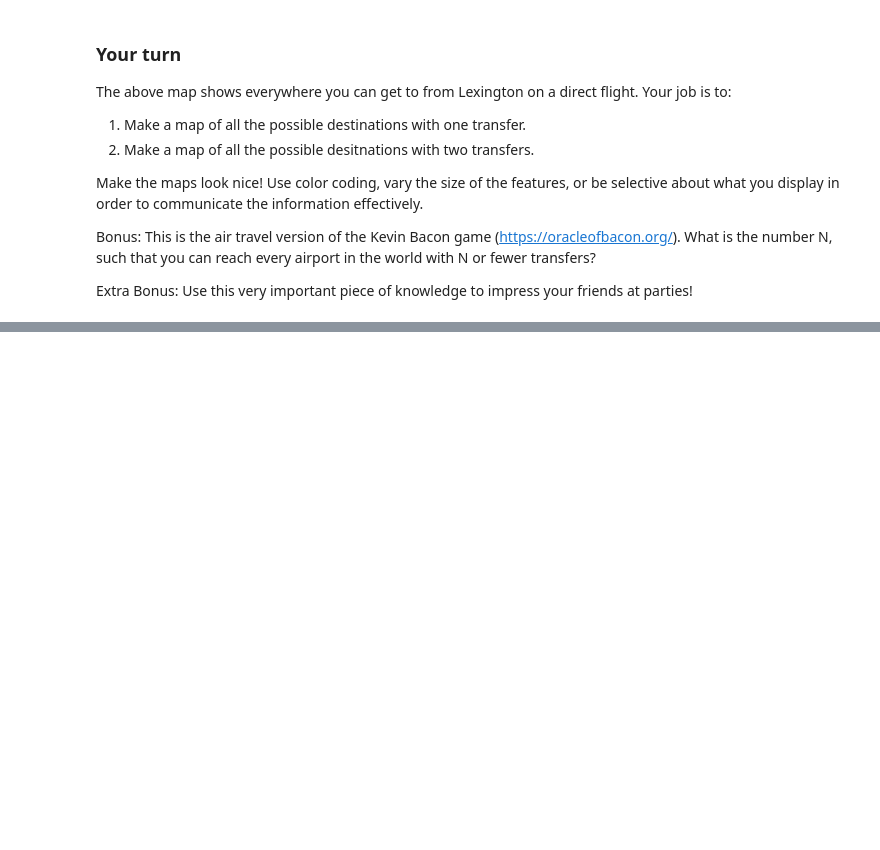
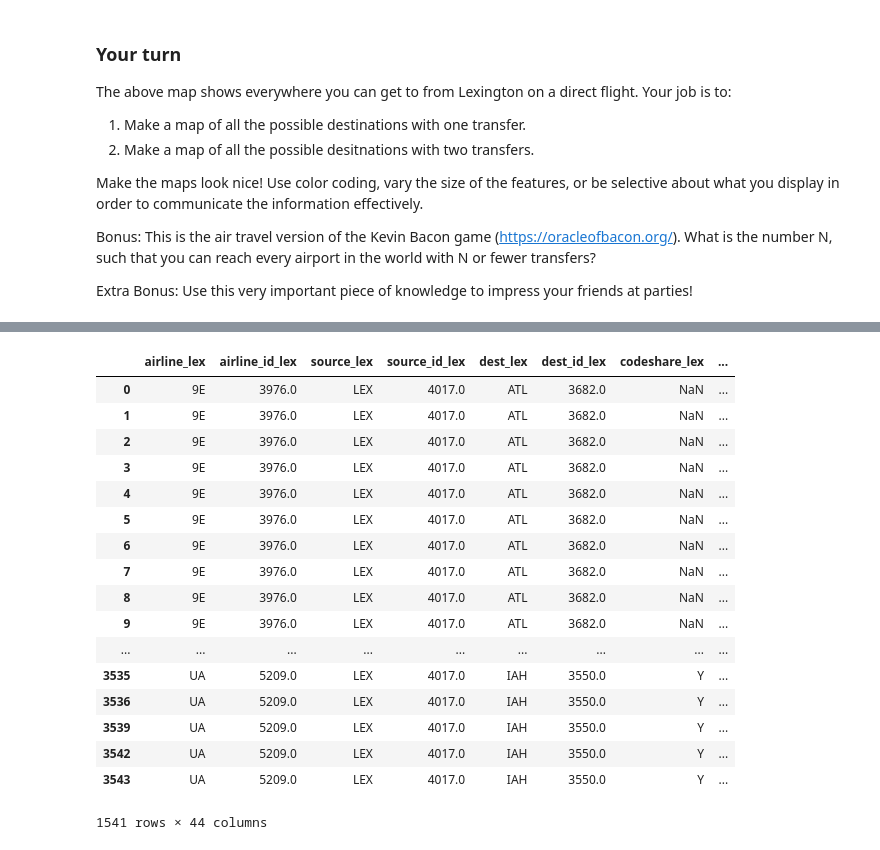
Before and after one commit to rianatanzen068/ce599, a Jupyter notebook: 08-Mapping/interactive-mapping.ipynb, the cells around one changed output, grey strips where cells are left out. Saved outputs shown, nothing was run; the diff lists cells and outputs as text; code cells hidden in the pictures; blank space fills up the shorter version.

```diff
--- a/08-Mapping/interactive-mapping.ipynb
+++ b/08-Mapping/interactive-mapping.ipynb
@@ -446,0 +489,6 @@ Extra Bonus: Use this very important piece of knowledge to impress your friends
+# %%
+lex_routes = lex_routes.drop(['source_y','source'], axis=1)
+lex_routes = lex_routes.rename(columns={'source_x': 'source'})
+# %%
+lex_routes = lex_routes.drop_duplicates(subset=['source', 'dest'])
+lex_routes
@@ -446,0 +510,8 @@ Extra Bonus: Use this very important piece of knowledge to impress your friends
+# %%
+pd.options.display.max_columns = 60
+# %%
+one_transfer = pd.merge(lex_routes, routes,
+                      left_on='dest',
+                      right_on='source',
+                      how='inner',
+                      suffixes=['_lex','_trnsfr'])
@@ -446,0 +527,22 @@ Extra Bonus: Use this very important piece of knowledge to impress your friends
+# %%
+one_transfer = one_transfer.drop_duplicates(subset=['source_trnsfr', 'dest_trnsfr'])
+one_transfer
+# %% [output]
+|  | airline_lex | airline_id_lex | source_lex | source_id_lex | dest_lex | dest_id_lex | codeshare_lex | ... |
+| 0 | 9E | 3976.0 | LEX | 4017.0 | ATL | 3682.0 | NaN | ... |
+| 1 | 9E | 3976.0 | LEX | 4017.0 | ATL | 3682.0 | NaN | ... |
+| 2 | 9E | 3976.0 | LEX | 4017.0 | ATL | 3682.0 | NaN | ... |
+| 3 | 9E | 3976.0 | LEX | 4017.0 | ATL | 3682.0 | NaN | ... |
+| 4 | 9E | 3976.0 | LEX | 4017.0 | ATL | 3682.0 | NaN | ... |
+| 5 | 9E | 3976.0 | LEX | 4017.0 | ATL | 3682.0 | NaN | ... |
+| 6 | 9E | 3976.0 | LEX | 4017.0 | ATL | 3682.0 | NaN | ... |
+| 7 | 9E | 3976.0 | LEX | 4017.0 | ATL | 3682.0 | NaN | ... |
+| 8 | 9E | 3976.0 | LEX | 4017.0 | ATL | 3682.0 | NaN | ... |
+| 9 | 9E | 3976.0 | LEX | 4017.0 | ATL | 3682.0 | NaN | ... |
+| ... | ... | ... | ... | ... | ... | ... | ... | ... |
+| 3535 | UA | 5209.0 | LEX | 4017.0 | IAH | 3550.0 | Y | ... |
+| 3536 | UA | 5209.0 | LEX | 4017.0 | IAH | 3550.0 | Y | ... |
+| 3539 | UA | 5209.0 | LEX | 4017.0 | IAH | 3550.0 | Y | ... |
+| 3542 | UA | 5209.0 | LEX | 4017.0 | IAH | 3550.0 | Y | ... |
+| 3543 | UA | 5209.0 | LEX | 4017.0 | IAH | 3550.0 | Y | ... |
+1541 rows × 44 columns
```
Also changed, not shown: parts of 17 cells of this notebook, 2 other files.
